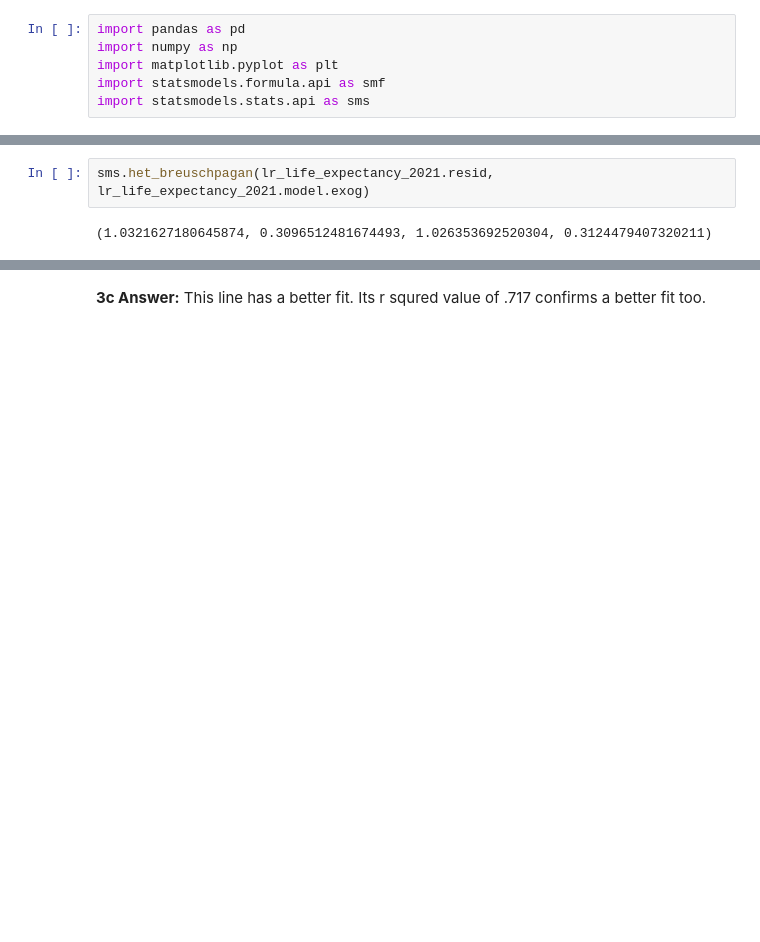
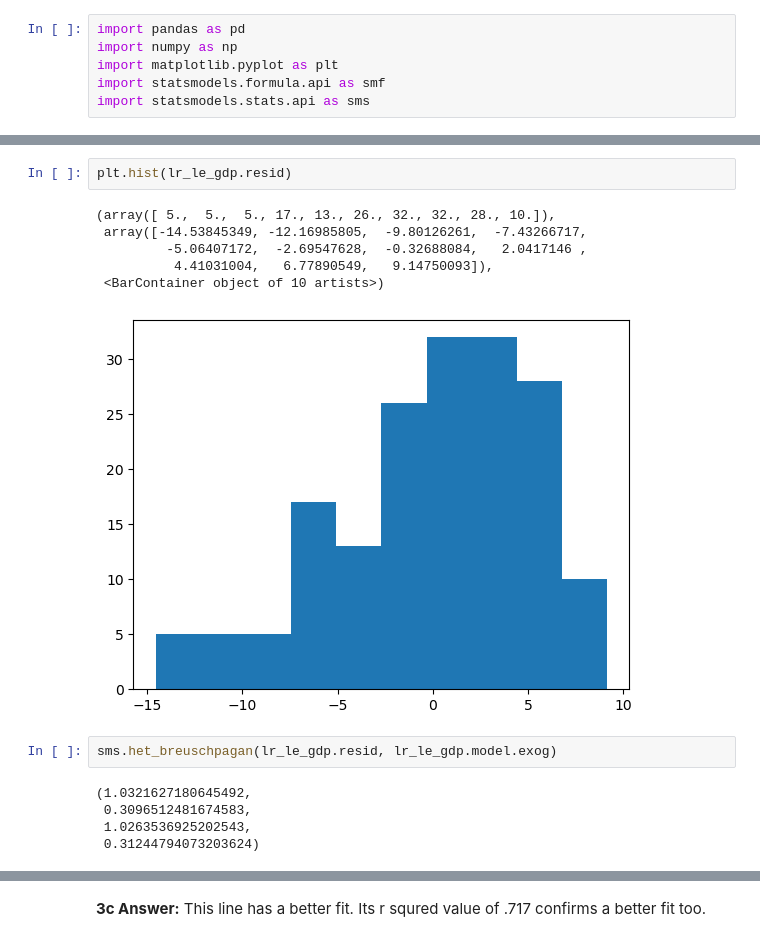
Before and after one commit to nss-data-science-cohort-8/un-linear-regression-BillyBrothers, a Jupyter notebook: notebooks/un_linear_regression.ipynb, the cells around one changed output, grey strips where cells are left out. Cells and saved outputs as stored; diff of their text form; blank space fills up the shorter version.

```diff
--- a/notebooks/un_linear_regression.ipynb
+++ b/notebooks/un_linear_regression.ipynb
@@ -220,5 +158,17 @@ sms.jarque_bera(lr_life_expectancy_2021.resid)
+# %%
+plt.hist(lr_le_gdp.resid)
+# %% [output]
+(array([ 5.,  5.,  5., 17., 13., 26., 32., 32., 28., 10.]),
+ array([-14.53845349, -12.16985805,  -9.80126261,  -7.43266717,
+         -5.06407172,  -2.69547628,  -0.32688084,   2.0417146 ,
+          4.41031004,   6.77890549,   9.14750093]),
+ <BarContainer object of 10 artists>)
+[figure, added]
 # %%
-sms.het_breuschpagan(lr_life_expectancy_2021.resid, lr_life_expectancy_2021.model.exog)
+sms.het_breuschpagan(lr_le_gdp.resid, lr_le_gdp.model.exog)
 # %% [output]
-(1.0321627180645874, 0.3096512481674493, 1.026353692520304, 0.3124479407320211)
+(1.0321627180645492,
+ 0.3096512481674583,
+ 1.0263536925202543,
+ 0.31244794073203624)
 # %%
```
Also changed, not shown: parts of 102 cells of this notebook.
